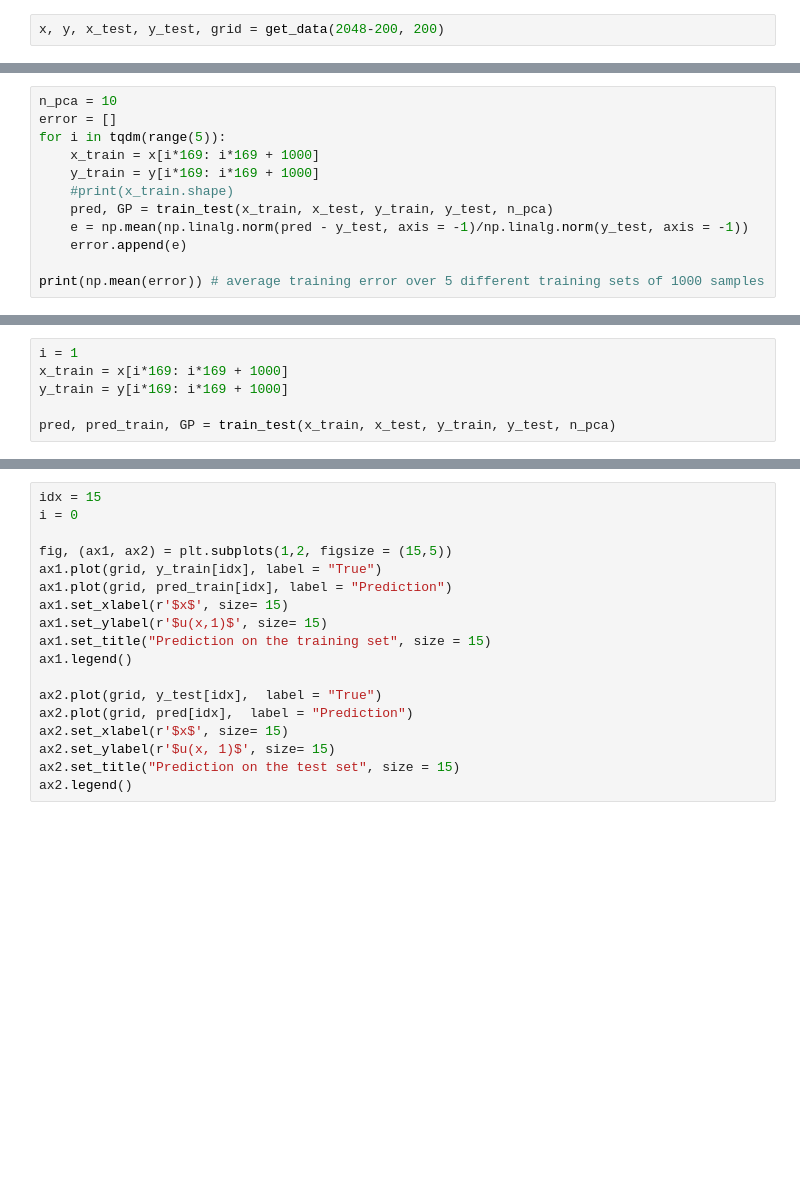
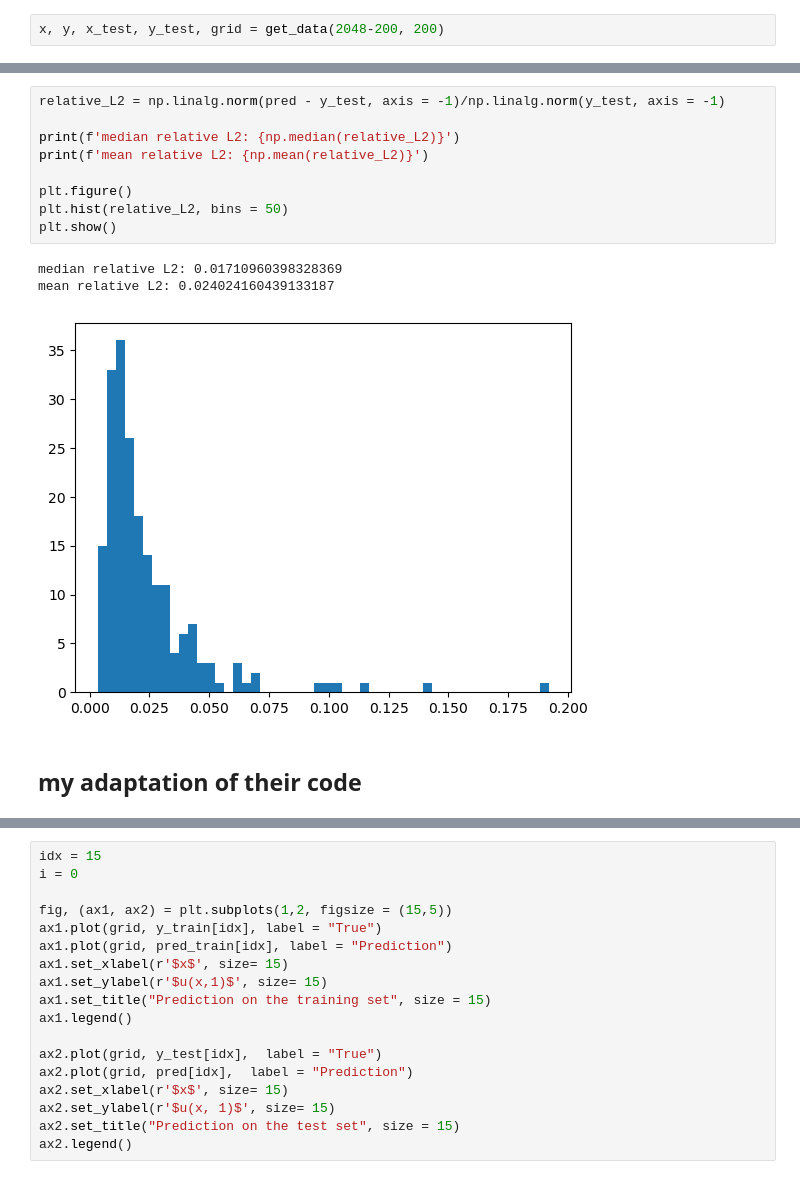
Before and after one commit to tomcjackc/Probabilistic-Operator-Learning-for-Climate-Model-Parameterisation, a Jupyter notebook: notebooks/Batlle_burger .ipynb, the cells around one changed output, grey strips where cells are left out. Drawn from its saved outputs; the diff is of its cells as text; blank space fills up the shorter version.

```diff
--- a/notebooks/Batlle_burger .ipynb
+++ b/notebooks/Batlle_burger .ipynb
@@ -92,12 +53,0 @@ def train_test(x_train, x_test, y_train, y_test, n_pca):
-# %%
-n_pca = 10
-error = []
-for i in tqdm(range(5)):
-    x_train = x[i*169: i*169 + 1000]
-    y_train = y[i*169: i*169 + 1000]
-    #print(x_train.shape)
-    pred, GP = train_test(x_train, x_test, y_train, y_test, n_pca)
-    e = np.mean(np.linalg.norm(pred - y_test, axis = -1)/np.linalg.norm(y_test, axis = -1))
-    error.append(e)
-
-print(np.mean(error)) # average training error over 5 different training sets of 1000 samples
@@ -164,6 +53,0 @@ n_pca = 10
-# %%
-i = 1
-x_train = x[i*169: i*169 + 1000]
-y_train = y[i*169: i*169 + 1000]
-
-pred, pred_train, GP = train_test(x_train, x_test, y_train, y_test, n_pca)
@@ -179 +93,16 @@ e
+# %%
+relative_L2 = np.linalg.norm(pred - y_test, axis = -1)/np.linalg.norm(y_test, axis = -1)
+
+print(f'median relative L2: {np.median(relative_L2)}')
+print(f'mean relative L2: {np.mean(relative_L2)}')
+
+plt.figure()
+plt.hist(relative_L2, bins = 50)
+plt.show()
+# %% [output]
+median relative L2: 0.01710960398328369
+mean relative L2: 0.024024160439133187
+[figure, added]
+# %% [markdown]
+## my adaptation of their code
 # %%
```
Also changed, not shown: parts of 23 cells of this notebook, 1 other file.
